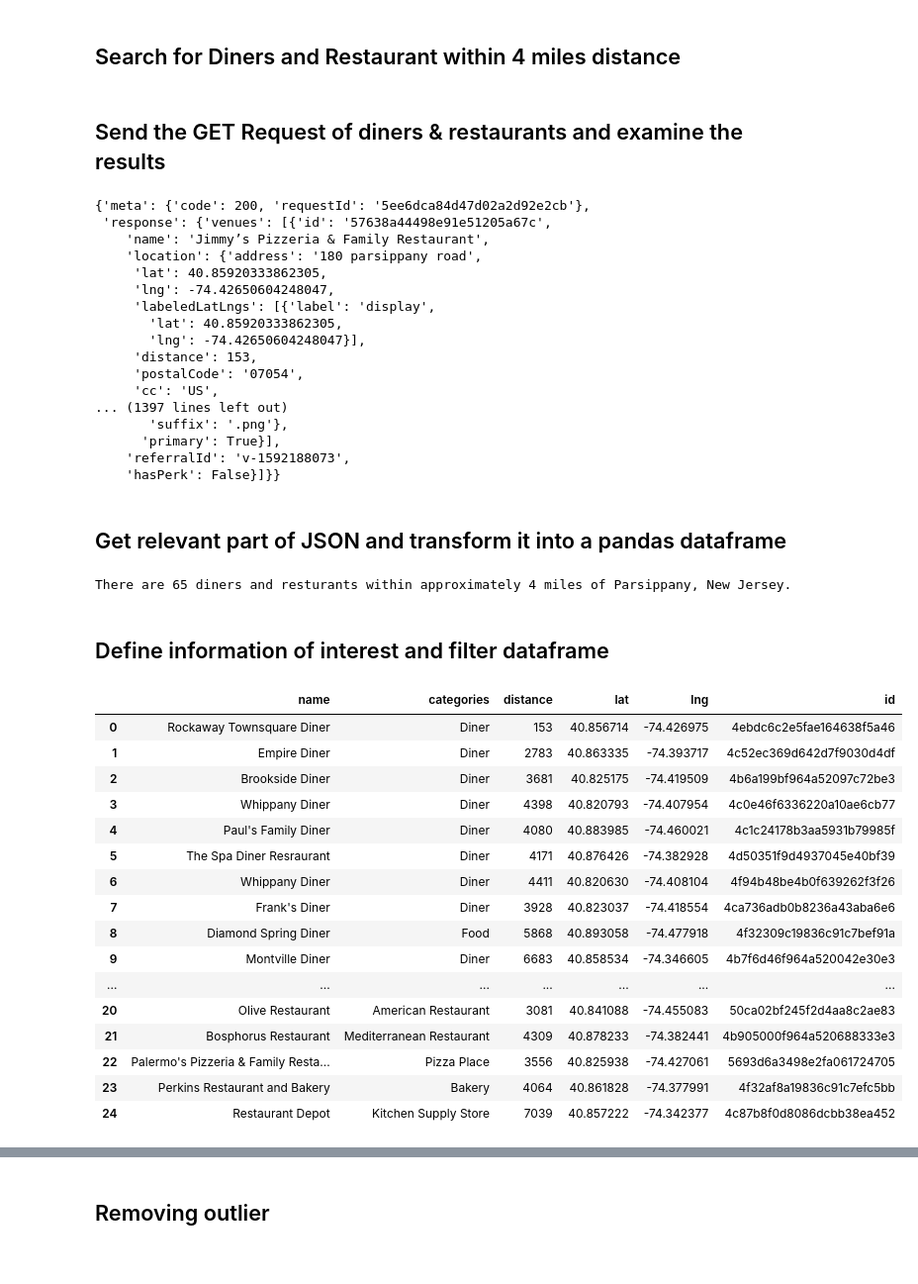
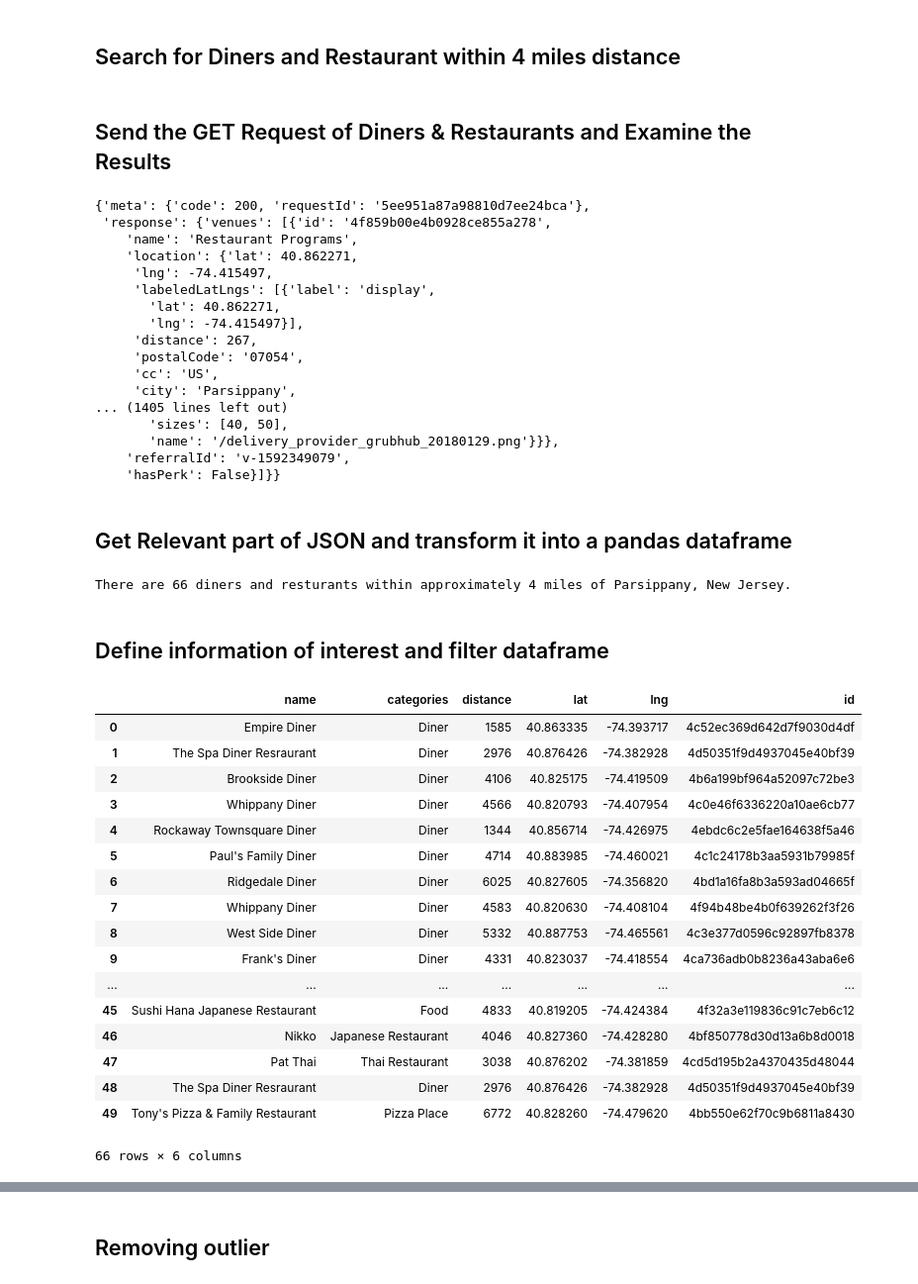
Before and after one commit to Savyata/Coursera-Capstone, a Jupyter notebook: Exploring-Diners-in-NewJersey.ipynb, the cells around one changed output, grey strips where cells are left out. Shown at 99% size. Cells and saved outputs as stored; diff of their text form; code cells hidden in the pictures.

```diff
--- a/Exploring-Diners-in-NewJersey.ipynb
+++ b/Exploring-Diners-in-NewJersey.ipynb
@@ -88,10 +99,10 @@ Requirement already satisfied: urllib3<1.25,>=1.21.1 in /opt/conda/envs/Python36
 CLIENT_ID = 'MNRVICI04AJLAYMETEAJOXQYMQ1H1EBRTCZTLHWDITXIHE5Q'
 CLIENT_SECRET = 'KOWIO1RPWQNJ3RGO5QA5PHFTUZXDDVJXJDC2KOZFTWHIN1C0'
 
-VERSION = '20200612' # Foursquare API version
+VERSION = '20200615' # Foursquare API version
 LIMIT = 500
 
-address = "Parsippany Township, New Jersey, United States"
+address = "199 Smith Rd, Parsippany-Troy Hills, NJ"
 
 geolocator = Nominatim(user_agent="foursquare_agent")
 location = geolocator.geocode(address)
@@ -117,32 +128,32 @@ radius = 6000
 url_diner= 'https://api.foursquare.com/v2/venues/search?client_id={}&client_secret={}&ll={},{}&v={}&query={}&radius={}&limit={}'.format(CLIENT_ID, CLIENT_SECRET, latitude, longitude, VERSION, search_query, radius, LIMIT)
 url_restaurant = 'https://api.foursquare.com/v2/venues/search?client_id={}&client_secret={}&ll={},{}&v={}&query={}&radius={}&limit={}'.format(CLIENT_ID, CLIENT_SECRET, latitude, longitude, VERSION, search_query_res, radius, LIMIT)
 # %% [markdown]
-## Send the GET Request of diners & restaurants and examine the results
+## Send the GET Request of Diners & Restaurants and Examine the Results
 # %%
 results_diner = requests.get(url_diner).json()
 results_restaurant = requests.get(url_restaurant).json()
 results_diner
 results_restaurant
 # %% [output]
-{'meta': {'code': 200, 'requestId': '5ee6dca84d47d02a2d92e2cb'},
- 'response': {'venues': [{'id': '57638a44498e91e51205a67c',
-    'name': 'Jimmy’s Pizzeria & Family Restaurant',
-    'location': {'address': '180 parsippany road',
-     'lat': 40.85920333862305,
-     'lng': -74.42650604248047,
+{'meta': {'code': 200, 'requestId': '5ee951a87a98810d7ee24bca'},
+ 'response': {'venues': [{'id': '4f859b00e4b0928ce855a278',
+    'name': 'Restaurant Programs',
+    'location': {'lat': 40.862271,
+     'lng': -74.415497,
      'labeledLatLngs': [{'label': 'display',
-       'lat': 40.85920333862305,
-       'lng': -74.42650604248047}],
-     'distance': 153,
+       'lat': 40.862271,
+       'lng': -74.415497}],
+     'distance': 267,
      'postalCode': '07054',
      'cc': 'US',
-... (1397 lines left out)
-       'suffix': '.png'},
-      'primary': True}],
-    'referralId': 'v-1592188073',
+     'city': 'Parsippany',
+... (1405 lines left out)
+       'sizes': [40, 50],
+       'name': '/delivery_provider_grubhub_20180129.png'}}},
+    'referralId': 'v-1592349079',
     'hasPerk': False}]}}
 # %% [markdown]
-## Get relevant part of JSON and transform it into a pandas dataframe
+## Get Relevant part of JSON and transform it into a pandas dataframe
 # %%
 from pandas.io.json import json_normalize # tranform JSON file into a pandas dataframe
 import json # JSON files manipulation
@@ -159,53 +170,54 @@ dataframe = pd.concat([dataframe_diner, dataframe_restaurant])
 
 print("There are {} diners and resturants within approximately 4 miles of Parsippany, New Jersey.".format(dataframe.shape[0]))
 # %% [output]
-There are 65 diners and resturants within approximately 4 miles of Parsippany, New Jersey.
+There are 66 diners and resturants within approximately 4 miles of Parsippany, New Jersey.
 # %% [markdown]
 ## Define information of interest and filter dataframe
 # %%
 # keep only columns that include venue name, and anything that is associated with location
 filtered_columns = ['name', 'categories'] + [col for col in dataframe.columns if col.startswith('location.')] + ['id']
 dataframe_filtered = dataframe.loc[:, filtered_columns]
 
 # function that extracts the category of the venue
 
 def get_category_type(row):
     try:
         categories_list = row['categories']
     except:
         categories_list = row['venue.categories']
 
     if len(categories_list) == 0:
         return None
     else:
         return categories_list[0]['name']
 
 
 # filter the category for each row
 dataframe_filtered['categories'] = dataframe_filtered.apply(get_category_type, axis=1)
 
 
 # clean column names by keeping only last term
 dataframe_filtered.columns = [column.split('.')[-1] for column in dataframe_filtered.columns]
 
 #dataframe_filtered
 diners_df=dataframe_filtered[['name','categories','distance','lat','lng','id']]
-diners_df.head(40)
+diners_df
 # %% [output]
 |  | name | categories | distance | lat | lng | id |
-| 0 | Rockaway Townsquare Diner | Diner | 153 | 40.856714 | -74.426975 | 4ebdc6c2e5fae164638f5a46 |
-| 1 | Empire Diner | Diner | 2783 | 40.863335 | -74.393717 | 4c52ec369d642d7f9030d4df |
-| 2 | Brookside Diner | Diner | 3681 | 40.825175 | -74.419509 | 4b6a199bf964a52097c72be3 |
-| 3 | Whippany Diner | Diner | 4398 | 40.820793 | -74.407954 | 4c0e46f6336220a10ae6cb77 |
-| 4 | Paul's Family Diner | Diner | 4080 | 40.883985 | -74.460021 | 4c1c24178b3aa5931b79985f |
-| 5 | The Spa Diner Resraurant | Diner | 4171 | 40.876426 | -74.382928 | 4d50351f9d4937045e40bf39 |
-| 6 | Whippany Diner | Diner | 4411 | 40.820630 | -74.408104 | 4f94b48be4b0f639262f3f26 |
-| 7 | Frank's Diner | Diner | 3928 | 40.823037 | -74.418554 | 4ca736adb0b8236a43aba6e6 |
-| 8 | Diamond Spring Diner | Food | 5868 | 40.893058 | -74.477918 | 4f32309c19836c91c7bef91a |
-| 9 | Montville Diner | Diner | 6683 | 40.858534 | -74.346605 | 4b7f6d46f964a520042e30e3 |
+| 0 | Empire Diner | Diner | 1585 | 40.863335 | -74.393717 | 4c52ec369d642d7f9030d4df |
+| 1 | The Spa Diner Resraurant | Diner | 2976 | 40.876426 | -74.382928 | 4d50351f9d4937045e40bf39 |
+| 2 | Brookside Diner | Diner | 4106 | 40.825175 | -74.419509 | 4b6a199bf964a52097c72be3 |
+| 3 | Whippany Diner | Diner | 4566 | 40.820793 | -74.407954 | 4c0e46f6336220a10ae6cb77 |
+| 4 | Rockaway Townsquare Diner | Diner | 1344 | 40.856714 | -74.426975 | 4ebdc6c2e5fae164638f5a46 |
+| 5 | Paul's Family Diner | Diner | 4714 | 40.883985 | -74.460021 | 4c1c24178b3aa5931b79985f |
+| 6 | Ridgedale Diner | Diner | 6025 | 40.827605 | -74.356820 | 4bd1a16fa8b3a593ad04665f |
+| 7 | Whippany Diner | Diner | 4583 | 40.820630 | -74.408104 | 4f94b48be4b0f639262f3f26 |
+| 8 | West Side Diner | Diner | 5332 | 40.887753 | -74.465561 | 4c3e377d0596c92897fb8378 |
+| 9 | Frank's Diner | Diner | 4331 | 40.823037 | -74.418554 | 4ca736adb0b8236a43aba6e6 |
 | ... | ... | ... | ... | ... | ... | ... |
-| 20 | Olive Restaurant | American Restaurant | 3081 | 40.841088 | -74.455083 | 50ca02bf245f2d4aa8c2ae83 |
-| 21 | Bosphorus Restaurant | Mediterranean Restaurant | 4309 | 40.878233 | -74.382441 | 4b905000f964a520688333e3 |
-| 22 | Palermo's Pizzeria & Family Resta... | Pizza Place | 3556 | 40.825938 | -74.427061 | 5693d6a3498e2fa061724705 |
-| 23 | Perkins Restaurant and Bakery | Bakery | 4064 | 40.861828 | -74.377991 | 4f32af8a19836c91c7efc5bb |
-| 24 | Restaurant Depot | Kitchen Supply Store | 7039 | 40.857222 | -74.342377 | 4c87b8f0d8086dcbb38ea452 |
+| 45 | Sushi Hana Japanese Restaurant | Food | 4833 | 40.819205 | -74.424384 | 4f32a3e119836c91c7eb6c12 |
+| 46 | Nikko | Japanese Restaurant | 4046 | 40.827360 | -74.428280 | 4bf850778d30d13a6b8d0018 |
+| 47 | Pat Thai | Thai Restaurant | 3038 | 40.876202 | -74.381859 | 4cd5d195b2a4370435d48044 |
+| 48 | The Spa Diner Resraurant | Diner | 2976 | 40.876426 | -74.382928 | 4d50351f9d4937045e40bf39 |
+| 49 | Tony's Pizza & Family Restaurant | Pizza Place | 6772 | 40.828260 | -74.479620 | 4bb550e62f70c9b6811a8430 |
+66 rows × 6 columns
```
Also changed, not shown: parts of 59 cells of this notebook.
